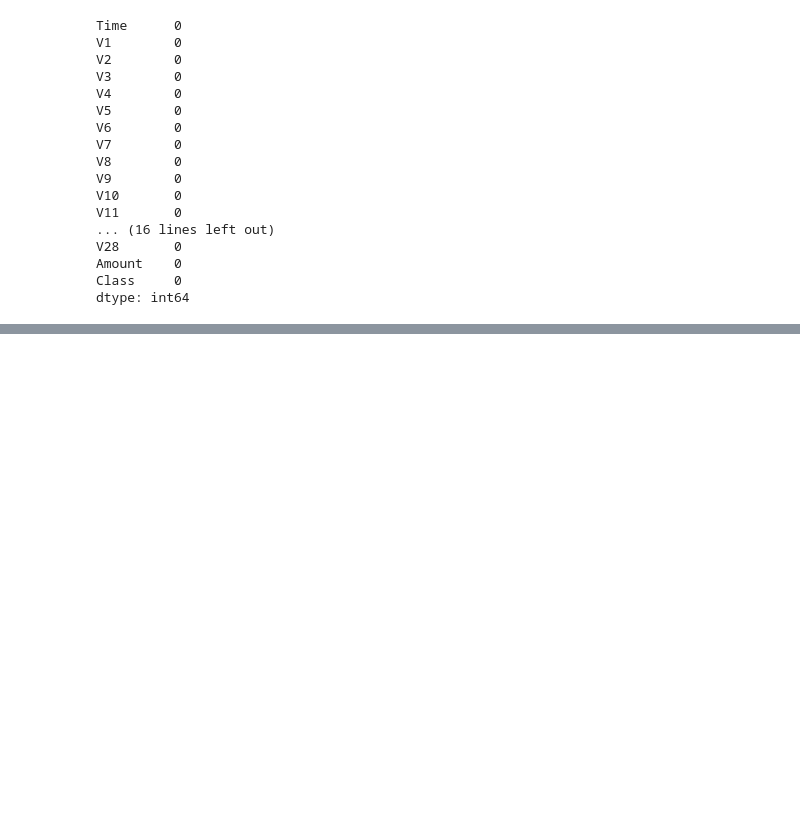
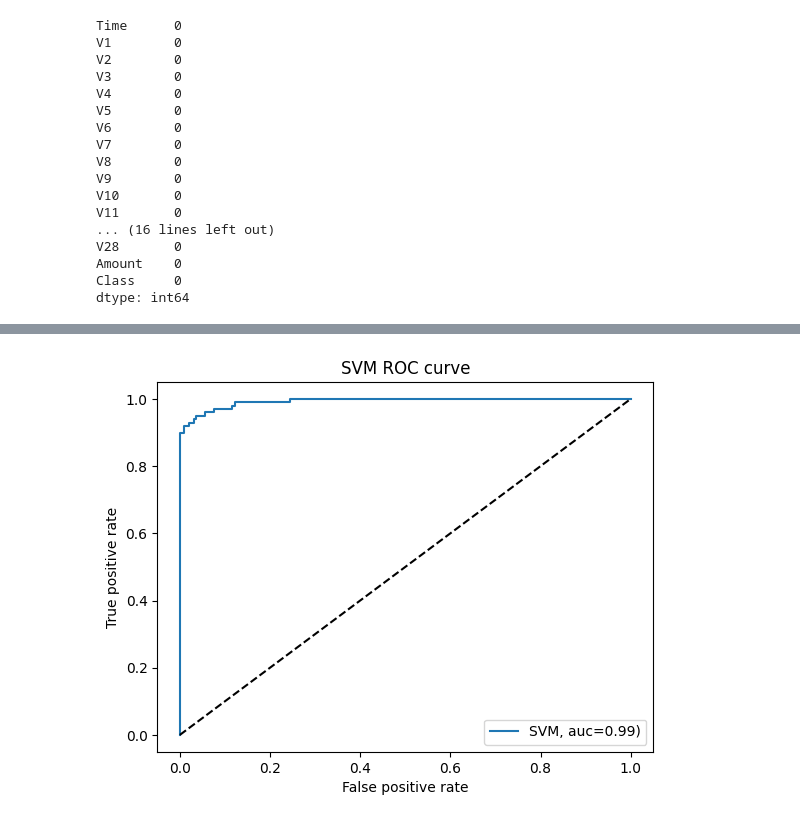
Before and after one commit to hoangggggggggggggg/Fraud-detection-by-SVC-model, a Jupyter notebook: code.ipynb, the cells around one changed output, grey strips where cells are left out. Saved outputs shown, nothing was run; the diff lists cells and outputs as text; code cells hidden in the pictures; blank space fills up the shorter version.

```diff
--- a/code.ipynb
+++ b/code.ipynb
@@ -126,0 +174,11 @@ weighted avg       0.97      0.97      0.97       296
+# %%
+#ROC
+plt.plot(fpr_svm,tpr_svm,label="SVM, auc={:.2f})".format(auc_svm))
+plt.plot([0, 1], [0, 1], 'k--')
+plt.xlabel('False positive rate')
+plt.ylabel('True positive rate')
+plt.title('SVM ROC curve')
+plt.legend(loc=4)
+plt.show()
+# %% [output]
+[figure, added]
```
Also changed, not shown: parts of 16 cells of this notebook, 2 other files.
